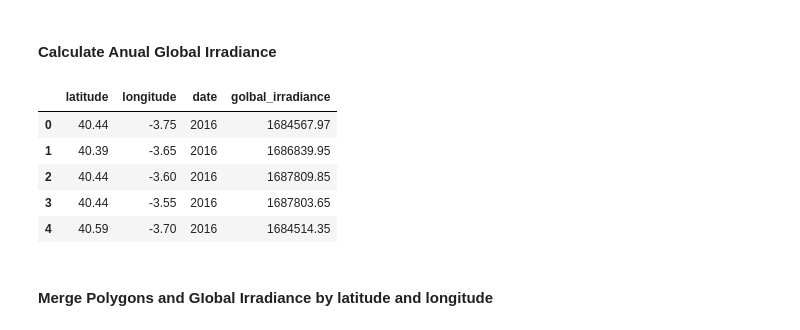
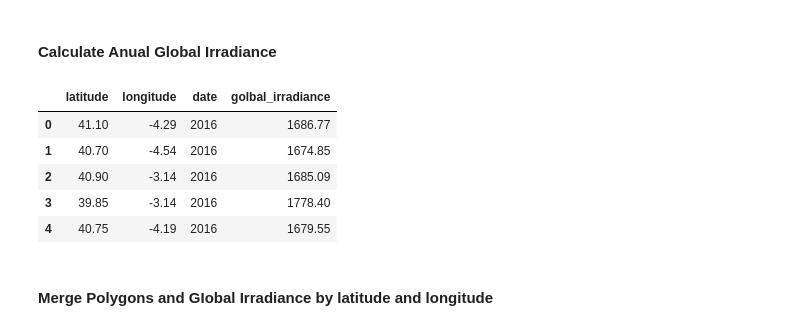
Before and after one commit to josemjm/pvgis_analytics, a Jupyter notebook: PVGIS_Analysis.ipynb, the cells around one changed output. Drawn from its saved outputs; the diff is of its cells as text; code cells hidden in the pictures.

```diff
--- a/PVGIS_Analysis.ipynb
+++ b/PVGIS_Analysis.ipynb
@@ -65,21 +70,27 @@ plt.show()
 #### Calculate Anual Global Irradiance
 # %%
 query = " \
-        SELECT latitude, longitude, toYear(time) AS date, SUM(global_irradiance) AS golbal_irradiance \
-        FROM seriescalc WHERE toYear(time) = 2016 \
-        GROUP BY latitude, longitude, toYear(time) \
+            SELECT \
+                latitude, \
+                longitude, \
+                toYear(time) AS date, \
+                ROUND(SUM(global_irradiance) / 1000, 2) AS golbal_irradiance \
+             \
+            FROM seriescalc \
+            WHERE toYear(time) = 2016 \
+            GROUP BY latitude, longitude, toYear(time) \
         "
 
 gi_2016_df = client.query_dataframe(query)
 
 gi_2016_df.head()
 # %% [output]
 |  | latitude | longitude | date | golbal_irradiance |
-| 0 | 40.44 | -3.75 | 2016 | 1684567.97 |
-| 1 | 40.39 | -3.65 | 2016 | 1686839.95 |
-| 2 | 40.44 | -3.60 | 2016 | 1687809.85 |
-| 3 | 40.44 | -3.55 | 2016 | 1687803.65 |
-| 4 | 40.59 | -3.70 | 2016 | 1684514.35 |
+| 0 | 41.10 | -4.29 | 2016 | 1686.77 |
+| 1 | 40.70 | -4.54 | 2016 | 1674.85 |
+| 2 | 40.90 | -3.14 | 2016 | 1685.09 |
+| 3 | 39.85 | -3.14 | 2016 | 1778.40 |
+| 4 | 40.75 | -4.19 | 2016 | 1679.55 |
 # %% [markdown]
 #### Merge Polygons and GIobal Irradiance by latitude and longitude
 # %%
```
Also changed, not shown: parts of 13 cells of this notebook, 4 other files.
